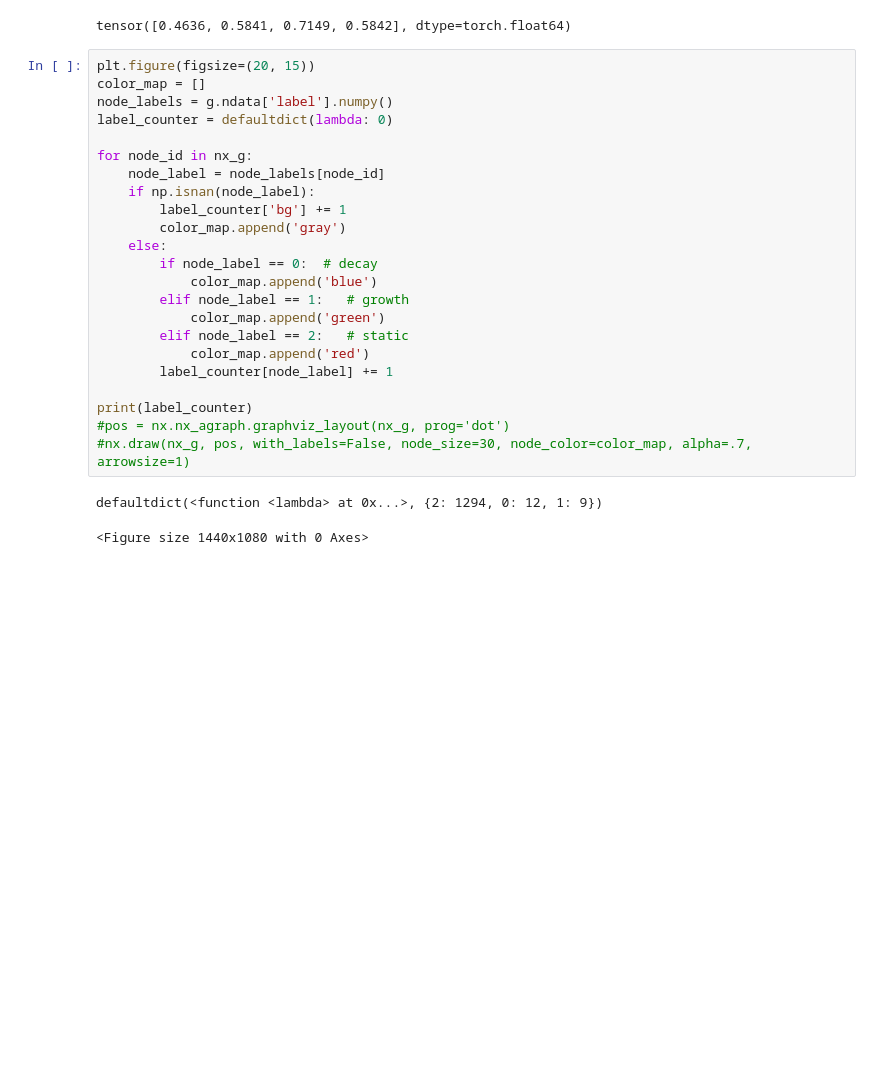
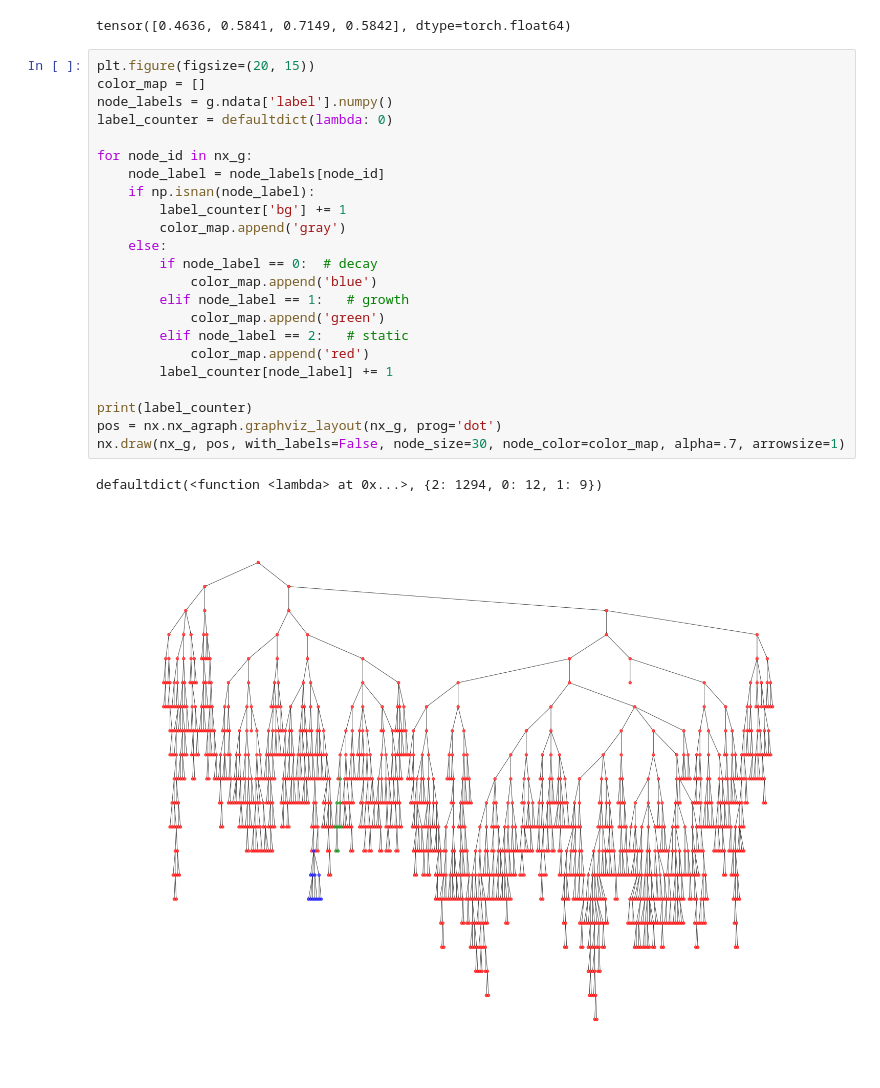
Before and after one commit to YanjunLi-CS/DeepPhyTree, a Jupyter notebook: aly/aly_data_04272021_tree.ipynb, the cells around one changed output. Saved outputs shown, nothing was run; the diff lists cells and outputs as text; blank space fills up the shorter version.

```diff
--- a/aly/aly_data_04272021_tree.ipynb
+++ b/aly/aly_data_04272021_tree.ipynb
@@ -468,26 +468,26 @@ tensor([0.4636, 0.5841, 0.7149, 0.5842], dtype=torch.float64)
 # %%
 plt.figure(figsize=(20, 15))
 color_map = []
 node_labels = g.ndata['label'].numpy()
 label_counter = defaultdict(lambda: 0)
 
 for node_id in nx_g:
     node_label = node_labels[node_id]
     if np.isnan(node_label):
         label_counter['bg'] += 1
         color_map.append('gray')
     else:
         if node_label == 0:  # decay
             color_map.append('blue')
         elif node_label == 1:   # growth
             color_map.append('green')
         elif node_label == 2:   # static
             color_map.append('red')
         label_counter[node_label] += 1
 
 print(label_counter)
-#pos = nx.nx_agraph.graphviz_layout(nx_g, prog='dot')
-#nx.draw(nx_g, pos, with_labels=False, node_size=30, node_color=color_map, alpha=.7, arrowsize=1)
+pos = nx.nx_agraph.graphviz_layout(nx_g, prog='dot')
+nx.draw(nx_g, pos, with_labels=False, node_size=30, node_color=color_map, alpha=.7, arrowsize=1)
 # %% [output]
 defaultdict(<function <lambda> at 0x...>, {2: 1294, 0: 12, 1: 9})
-<Figure size 1440x1080 with 0 Axes>
+[figure, added]
```
Also changed, not shown: parts of 9 cells of this notebook, 1 other file.
